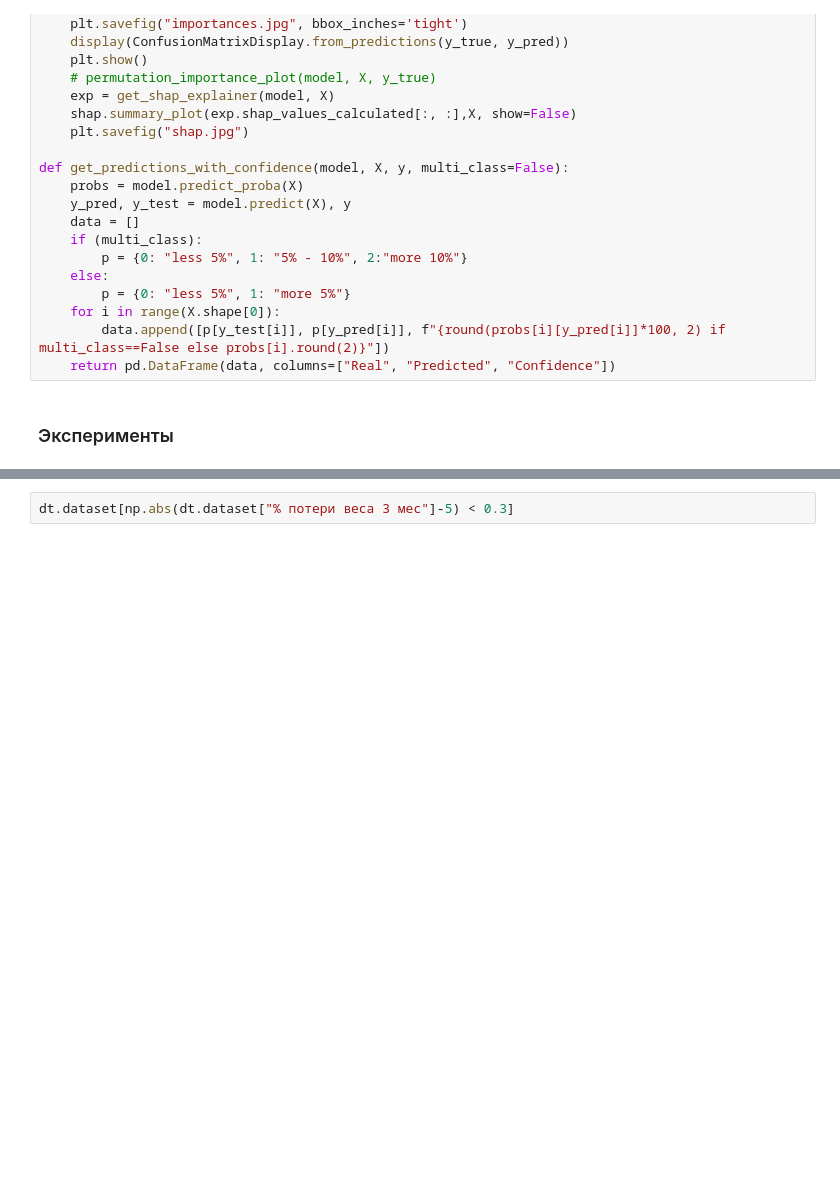
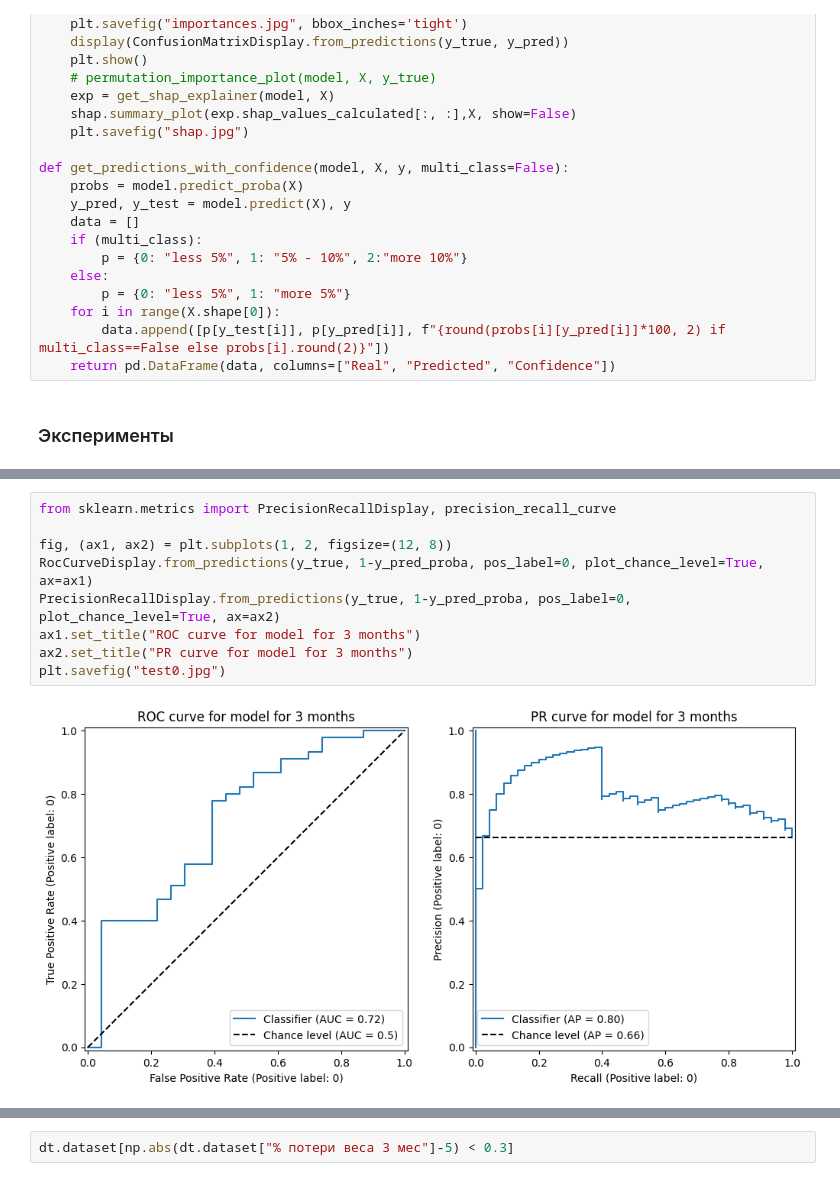
Before and after one commit to geniusserg/Endocrinology, a Jupyter notebook: experiments.ipynb, the cells around one changed output, grey strips where cells are left out. Cells and saved outputs as stored; diff of their text form; blank space fills up the shorter version.

```diff
--- a/experiments.ipynb
+++ b/experiments.ipynb
@@ -333,3 +333,14 @@ ROC AUC score:  0.7198067632850241
+# %%
+from sklearn.metrics import PrecisionRecallDisplay, precision_recall_curve
+
+fig, (ax1, ax2) = plt.subplots(1, 2, figsize=(12, 8))
+RocCurveDisplay.from_predictions(y_true, 1-y_pred_proba, pos_label=0, plot_chance_level=True, ax=ax1)
+PrecisionRecallDisplay.from_predictions(y_true, 1-y_pred_proba, pos_label=0, plot_chance_level=True, ax=ax2)
+ax1.set_title("ROC curve for model for 3 months")
+ax2.set_title("PR curve for model for 3 months")
+plt.savefig("test0.jpg")
+# %% [output]
+[figure, added]
 # %%
 params_good = ['Возраст', 'ИМТ 0 мес', "Динамика лептина", 'СРБ', 'Глюкоза', 'СКФ', 'OXC', 'САД', 'ГПП 1 нг/мл 0 мес', 'ГИП (пг/мл) 0 мес', 'Грелин (нг/мл) 0 мес', 'miR142 (ПЛАЗМА) 0 мес',  'sST2 нг/мл (15,15-26,86) 0 мес']
 X, y = dt.get_X_y("SIB", 5, params=params_good, target_type="A")
```
Also changed, not shown: parts of 5 cells of this notebook.
